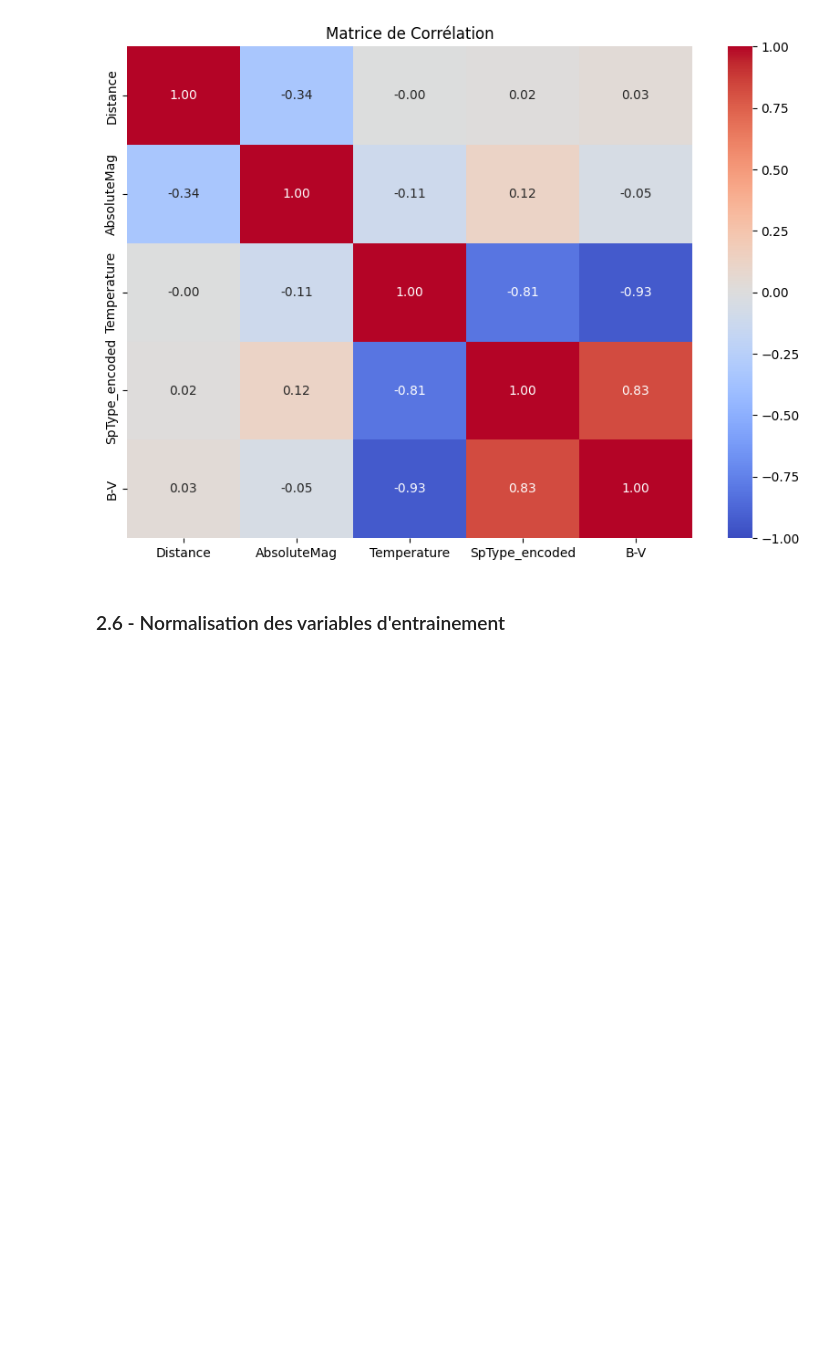
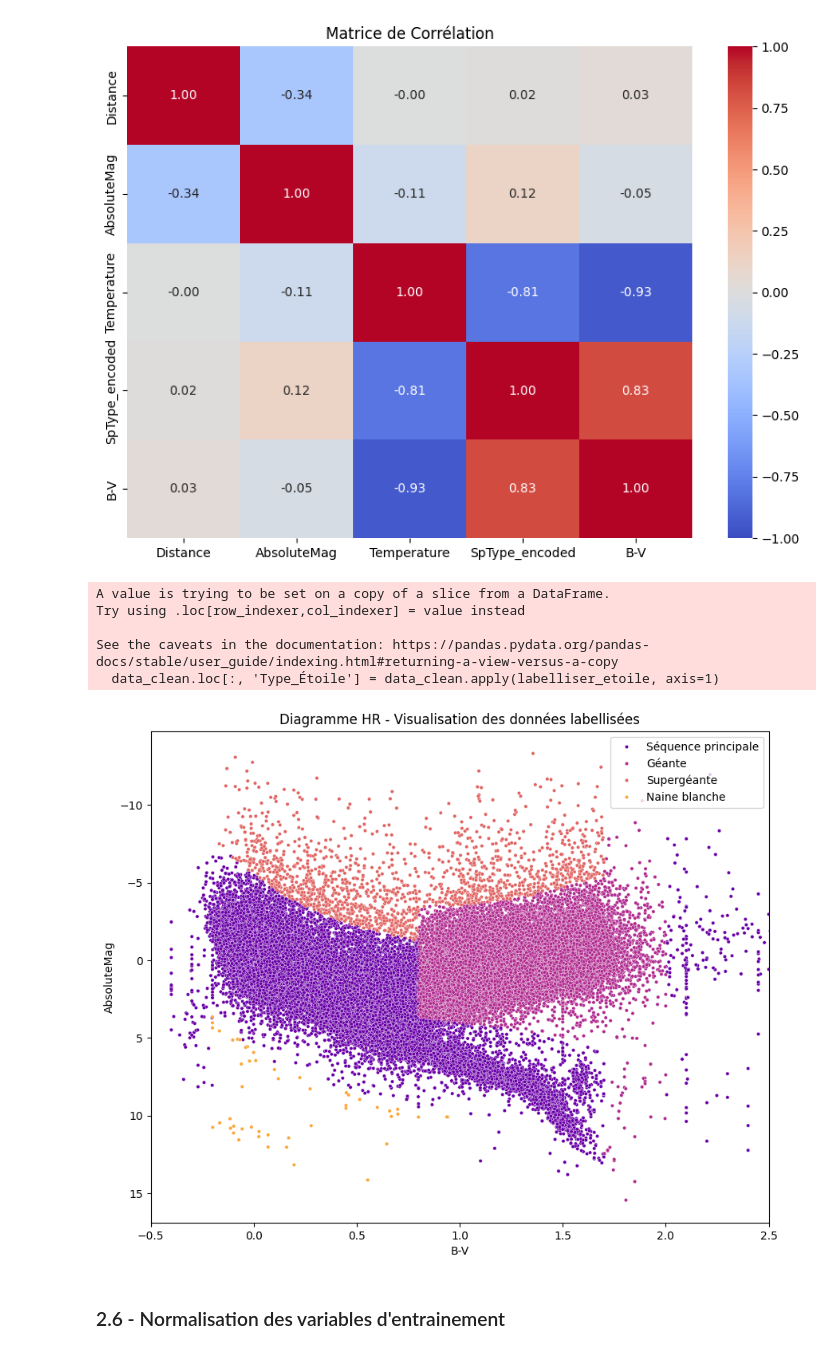
Before and after one commit to Moni003/Diagramme_HR_MML, a Jupyter notebook: rf_test.ipynb, the cells around one changed output. Drawn from its saved outputs; the diff is of its cells as text; code cells hidden in the pictures; blank space fills up the shorter version.

```diff
--- a/rf_test.ipynb
+++ b/rf_test.ipynb
@@ -211,6 +188,80 @@ Temperature    -0.003166     -0.11281     1.000000       -0.806002 -0.930123
 SpType_encoded  0.015183      0.12080    -0.806002        1.000000  0.826801
 B-V             0.034706     -0.05417    -0.930123        0.826801  1.000000
 [figure]
+# %%
+def mag_seq_princ(bv):
+    return 4.95 * bv**3 - 12.07 * bv**2 + 13.91 * bv
+
+def mag_geantes(bv):
+    return -2.1 * bv**2.2 + 2.9 * bv + 0.5
+
+def mag_supergiantes(bv):
+    return -6 * np.exp(-bv) - 1.2 * bv**2 - 5
+
+def mag_naines_blanches(bv):
+    return -2.1 * (bv + 0.5)**2 + 5.9 * (bv + 0.5) + 9
+
+bv_seq_princ = np.linspace(-0.2, 1.7, 100)
+bv_geantes = np.linspace(0.8, 1.7, 100)
+bv_superg = np.linspace(-0.2, 1.7, 100)
+bv_naine_blanche = np.linspace(-0.2, 1.0, 100)
+
+abs_mag_seq_princ = mag_seq_princ(bv_seq_princ)
+abs_mag_geantes = mag_geantes(bv_geantes)
+abs_mag_superg = mag_supergiantes(bv_superg)
+abs_mag_naine_blanche = mag_naines_blanches(bv_naine_blanche)
+
+def labelliser_etoile(row):
+    bv = row['B-V']
+    mag = row['AbsoluteMag']
+
+    if np.isnan(bv) or np.isnan(mag):
+        return np.nan
+
+    distances = {}
+
+    if -0.2 <= bv <= 1.7:
+        distances['Séquence principale'] = abs(mag - mag_seq_princ(bv))
+    else:
+        distances['Séquence principale'] = np.inf
+
+    if 0.8 <= bv <= 2.0:
+        distances['Géante'] = abs(mag - mag_geantes(bv))
+    else:
+        distances['Géante'] = np.inf
+
+    if -0.2 <= bv <= 1.7:
+        distances['Supergéante'] = abs(mag - mag_supergiantes(bv))
+    else:
+        distances['Supergéante'] = np.inf
+
+    if -0.2 <= bv <= 1.0:
+        distances['Naine blanche'] = abs(mag - mag_naines_blanches(bv))
+    else:
+        distances['Naine blanche'] = np.inf
+
+    return min(distances, key=distances.get)
+
+
+
+data_clean.loc[:, 'Type_Étoile'] = data_clean.apply(labelliser_etoile, axis=1)
+
+
+
+plt.figure(figsize=(10, 8))
+sns.scatterplot(data=data_clean, x='B-V', y='AbsoluteMag', hue='Type_Étoile', palette='plasma', s= 10)
+plt.gca().invert_yaxis()
+plt.xlim(-0.5, 2.5)
+plt.title("Diagramme HR - Visualisation des données labellisées")
+plt.legend()
+plt.show()
+# %% [output]
+A value is trying to be set on a copy of a slice from a DataFrame.
+Try using .loc[row_indexer,col_indexer] = value instead
+
+See the caveats in the documentation: https://pandas.pydata.org/pandas-docs/stable/user_guide/indexing.html#returning-a-view-versus-a-copy
+  data_clean.loc[:, 'Type_Étoile'] = data_clean.apply(labelliser_etoile, axis=1)
+[figure, added]
 # %% [markdown]
 ### 2.6 - Normalisation des variables d'entrainement
 # %% [markdown]
```
Also changed, not shown: parts of 15 cells of this notebook, 1 other file.
